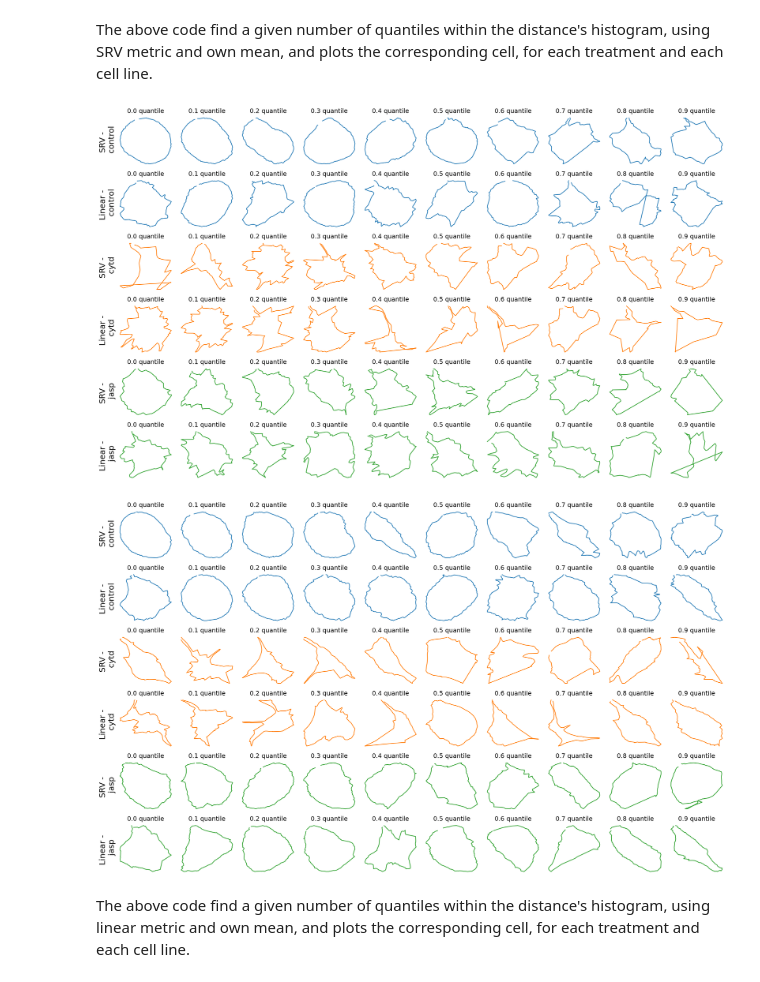
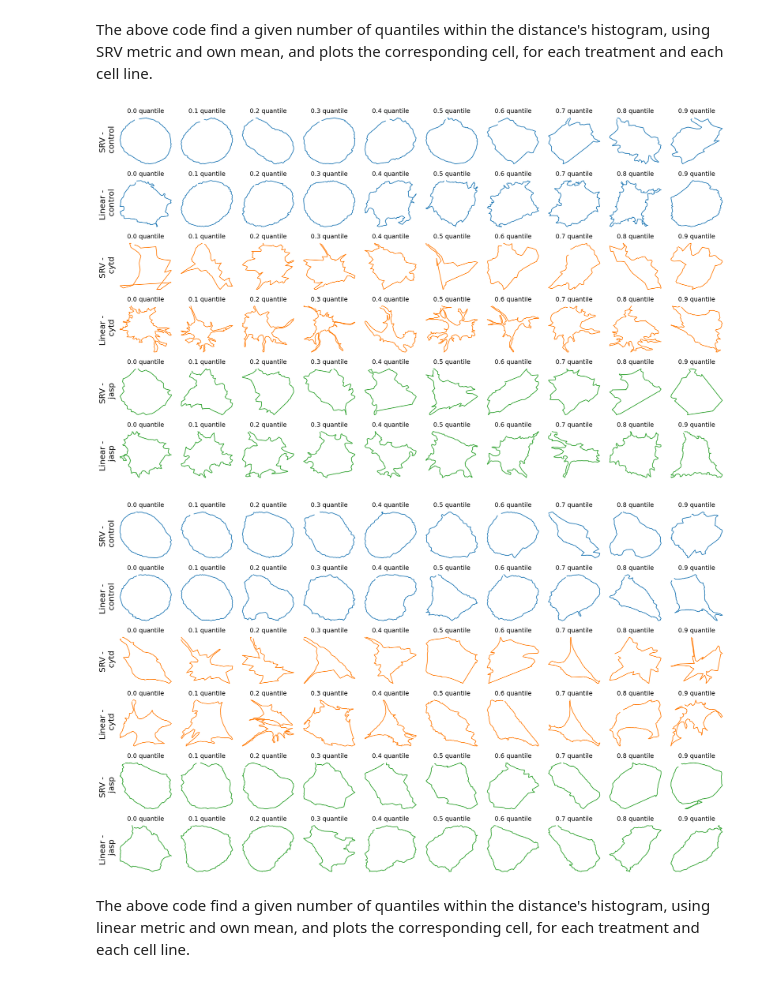
Before and after one commit to wxli0/dyn, a Jupyter notebook: dyn/notebooks/osteosarcoma_analysis.ipynb, the cells around one changed output. Cells and saved outputs as stored; diff of their text form; code cells hidden in the pictures.

Commit message:
updated osteosarcoma analysis with the linear metric without reparameterization

```diff
--- a/dyn/notebooks/osteosarcoma_analysis.ipynb
+++ b/dyn/notebooks/osteosarcoma_analysis.ipynb
@@ -1003,7 +1045,7 @@ for treatment in TREATMENTS:
     mean_cells[metric][treatment] = {}
     for line in LINES:
         mean_estimator = FrechetMean(space=CURVES_SPACE_SRV)
-        mean_estimator.fit(CURVES_SPACE_SRV.projection(gs.array(ds_align[treatment][line])))
+        mean_estimator.fit(CURVES_SPACE_SRV.projection(gs.array(ds_align[metric][treatment][line])))
         mean_cells[metric][treatment][line] = mean_estimator.estimate_
 # %% [markdown]
 We then calculate the linear mean
@@ -1013,7 +1055,7 @@ mean_cells[metric] = {}
 for treatment in TREATMENTS:
     mean_cells[metric][treatment] = {}
     for line in LINES:
-        mean_cells[metric][treatment][line] = gs.mean(ds_align[treatment][line], axis=0)
+        mean_cells[metric][treatment][line] = gs.mean(ds_align[metric][treatment][line], axis=0)
 # %% [markdown]
 While the mean shapes of the control groups (for both cell lines) look regular, we observe that:
 - the mean shape for cytd is the most irregular (for both cell lines)
@@ -1034,7 +1076,7 @@ for metric in METRICS:
         for line in LINES:
             dists = []
             ids = []
-            for i_curve, curve in enumerate(ds_align[treatment][line]):
+            for i_curve, curve in enumerate(ds_align[metric][treatment][line]):
                 if metric == 'SRV':
                     one_dist = CURVES_SPACE_SRV.metric.dist(CURVES_SPACE_SRV.projection(curve), mean_cells[metric][treatment][line])
                 else:
@@ -1101,7 +1143,7 @@ for i, treatment in enumerate(TREATMENTS):
     for j, metric in enumerate(METRICS):
         dists_list = dists_to_own_mean[metric][treatment][line]
         dists_list = [d + 0.0001 * gs.random.rand(1)[0] for d in dists_list]
-        cells_list = list(ds_align[treatment][line])
+        cells_list = list(ds_align[metric][treatment][line])
         assert len(dists_list) == len(dists_list)
         n_cells = len(dists_list)
 
@@ -1133,7 +1175,7 @@ plt.tight_layout()
 plt.savefig(os.path.join(figs_dir, f"{line}_quantile.svg"))
 plt.savefig(os.path.join(figs_dir, f"{line}_quantile.pdf"))
 # %% [output]
-[figure, old version]
+[figure, new version]
 # %%
 line = 'dlm8'
 n_quantiles = 10
@@ -1148,39 +1190,39 @@ for i, treatment in enumerate(TREATMENTS):
     for j, metric in enumerate(METRICS):
         dists_list = dists_to_own_mean[metric][treatment][line]
         dists_list = [d + 0.0001 * gs.random.rand(1)[0] for d in dists_list]
-        cells_list = list(ds_align[treatment][line])
+        cells_list = list(ds_align[metric][treatment][line])
         assert len(dists_list) == len(dists_list)
         n_cells = len(dists_list)
 
         zipped_lists = zip(dists_list, cells_list)
         sorted_pairs = sorted(zipped_lists)
 
         tuples = zip(*sorted_pairs)
         sorted_dists_list, sorted_cells_list = [list(t) for t in tuples]
         for i_quantile in range(n_quantiles):
             quantile = int(0.1 * n_cells * i_quantile)
             one_cell = sorted_cells_list[quantile]
             ax = axes[2*i+j, i_quantile]
             ax.plot(one_cell[:, 0], one_cell[:, 1], c=f"C{i}")
             ax.set_title(f"0.{i_quantile} quantile", fontsize=14)
             # ax.axis("off")
             # Turn off tick labels
             ax.set_yticklabels([])
             ax.set_xticklabels([])
             ax.set_xticks([])
             ax.set_yticks([])
             ax.spines["top"].set_visible(False)
             ax.spines["right"].set_visible(False)
             ax.spines["bottom"].set_visible(False)
             ax.spines["left"].set_visible(False)
             if i_quantile == 0:
                 ax.set_ylabel(f"{metric} - \n {treatment}", rotation=90, fontsize=18)
 plt.tight_layout()
 # plt.suptitle(f"Quantiles for linear metric using own mean", y=-0.01, fontsize=24)
 plt.savefig(os.path.join(figs_dir, f"{line}_quantile.svg"))
 plt.savefig(os.path.join(figs_dir, f"{line}_quantile.pdf"))
 # %% [output]
-[figure, old version]
+[figure, new version]
 # %% [markdown]
 The above code find a given number of quantiles within the distance's histogram, using linear metric and own mean, and plots the corresponding cell, for each treatment and each cell line.
 # %% [markdown]
```
Also changed, not shown: parts of 42 cells of this notebook, 19 other files.
